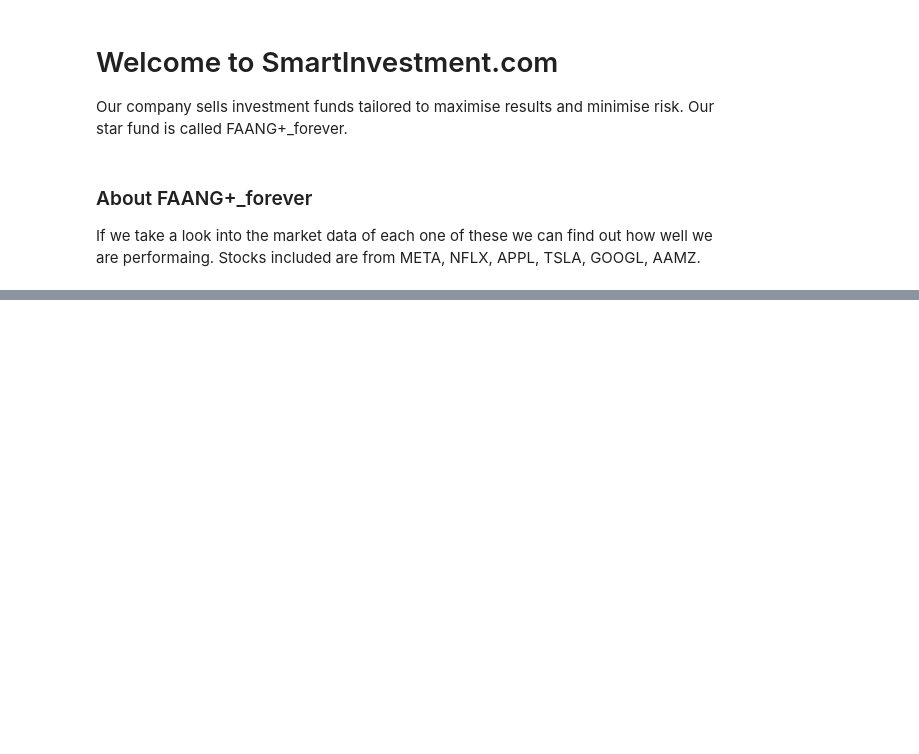
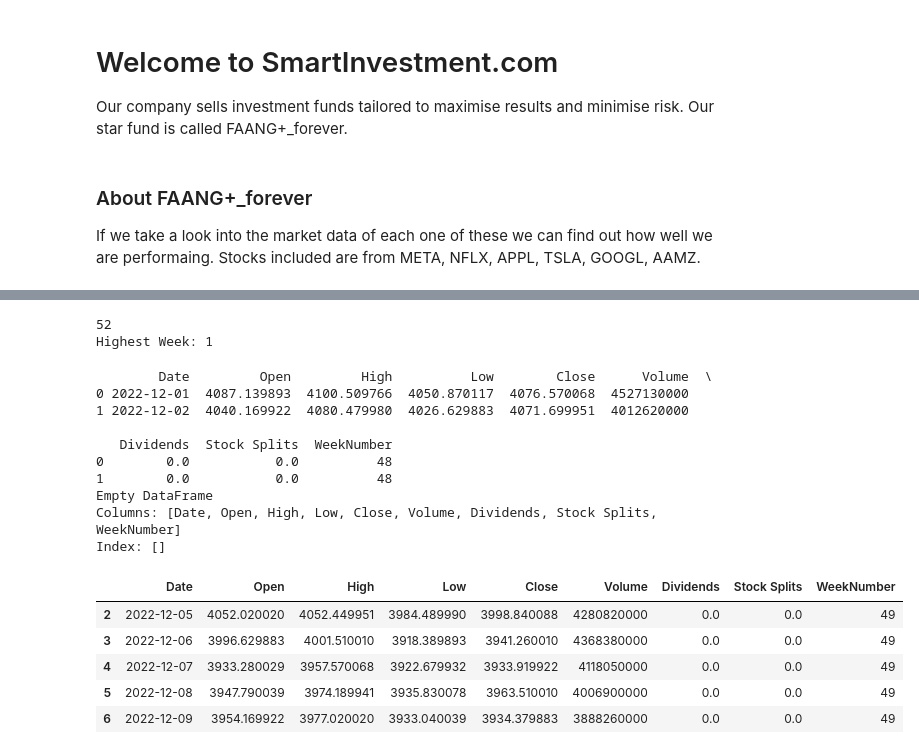
Before and after one commit to elenagin/Smart-Investment-Example, a Jupyter notebook: part1.ipynb, the cells around one changed output, grey strips where cells are left out. Saved outputs shown, nothing was run; the diff lists cells and outputs as text; code cells hidden in the pictures; blank space fills up the shorter version.

Commit message:
removing week 48 from the SPX dataset

```diff
--- a/part1.ipynb
+++ b/part1.ipynb
@@ -48,0 +77,36 @@ memory usage: 14.3+ KB
+# %%
+# Get week numbers
+df_spx['WeekNumber'] = pd.to_datetime(df_spx['Date']).dt.isocalendar().week
+print(df_spx['WeekNumber'].max())
+lowest_week = df_spx['WeekNumber'].min()
+print("Highest Week:", lowest_week)
+# %% [output]
+52
+Highest Week: 1
+# %%
+df_spx['WeekNumber'] = pd.to_datetime(df_spx['Date']).dt.isocalendar().week
+print(df_spx[df_spx['WeekNumber'] == 48])
+filtered_df = df_spx[~((df_spx['WeekNumber'] == 48) & (df_spx['Date'].dt.year == 2022))]
+print(filtered_df[filtered_df['WeekNumber'] == 48])
+filtered_df.head(5)
+
+# bla
+# df_spx[~((df_spx['WeekNumber'] == 43) & (df_spx['Date'].dt.year == 2023))]
+# filtered_df = df_spx[~((df_spx['WeekNumber'] == 43) & (df_spx['Date'].dt.year == 2023))]
+# %% [output]
+        Date         Open         High          Low        Close      Volume  \
+0 2022-12-01  4087.139893  4100.509766  4050.870117  4076.570068  4527130000
+1 2022-12-02  4040.169922  4080.479980  4026.629883  4071.699951  4012620000
+
+   Dividends  Stock Splits  WeekNumber
+0        0.0           0.0          48
+1        0.0           0.0          48
+Empty DataFrame
+Columns: [Date, Open, High, Low, Close, Volume, Dividends, Stock Splits, WeekNumber]
+Index: []
+|  | Date | Open | High | Low | Close | Volume | Dividends | Stock Splits | WeekNumber |
+| 2 | 2022-12-05 | 4052.020020 | 4052.449951 | 3984.489990 | 3998.840088 | 4280820000 | 0.0 | 0.0 | 49 |
+| 3 | 2022-12-06 | 3996.629883 | 4001.510010 | 3918.389893 | 3941.260010 | 4368380000 | 0.0 | 0.0 | 49 |
+| 4 | 2022-12-07 | 3933.280029 | 3957.570068 | 3922.679932 | 3933.919922 | 4118050000 | 0.0 | 0.0 | 49 |
+| 5 | 2022-12-08 | 3947.790039 | 3974.189941 | 3935.830078 | 3963.510010 | 4006900000 | 0.0 | 0.0 | 49 |
+| 6 | 2022-12-09 | 3954.169922 | 3977.020020 | 3933.040039 | 3934.379883 | 3888260000 | 0.0 | 0.0 | 49 |
```
Also changed, not shown: parts of 6 cells of this notebook.
